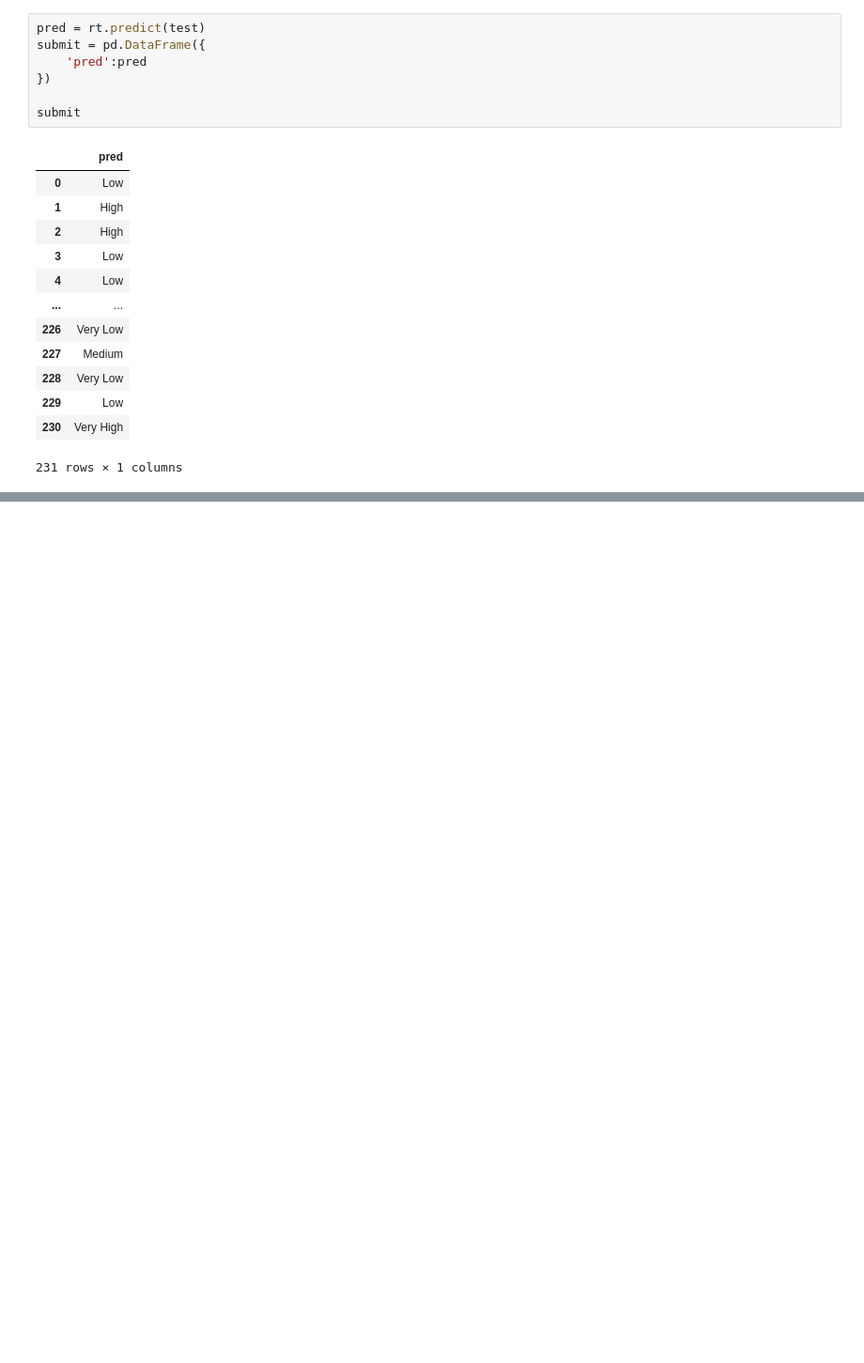
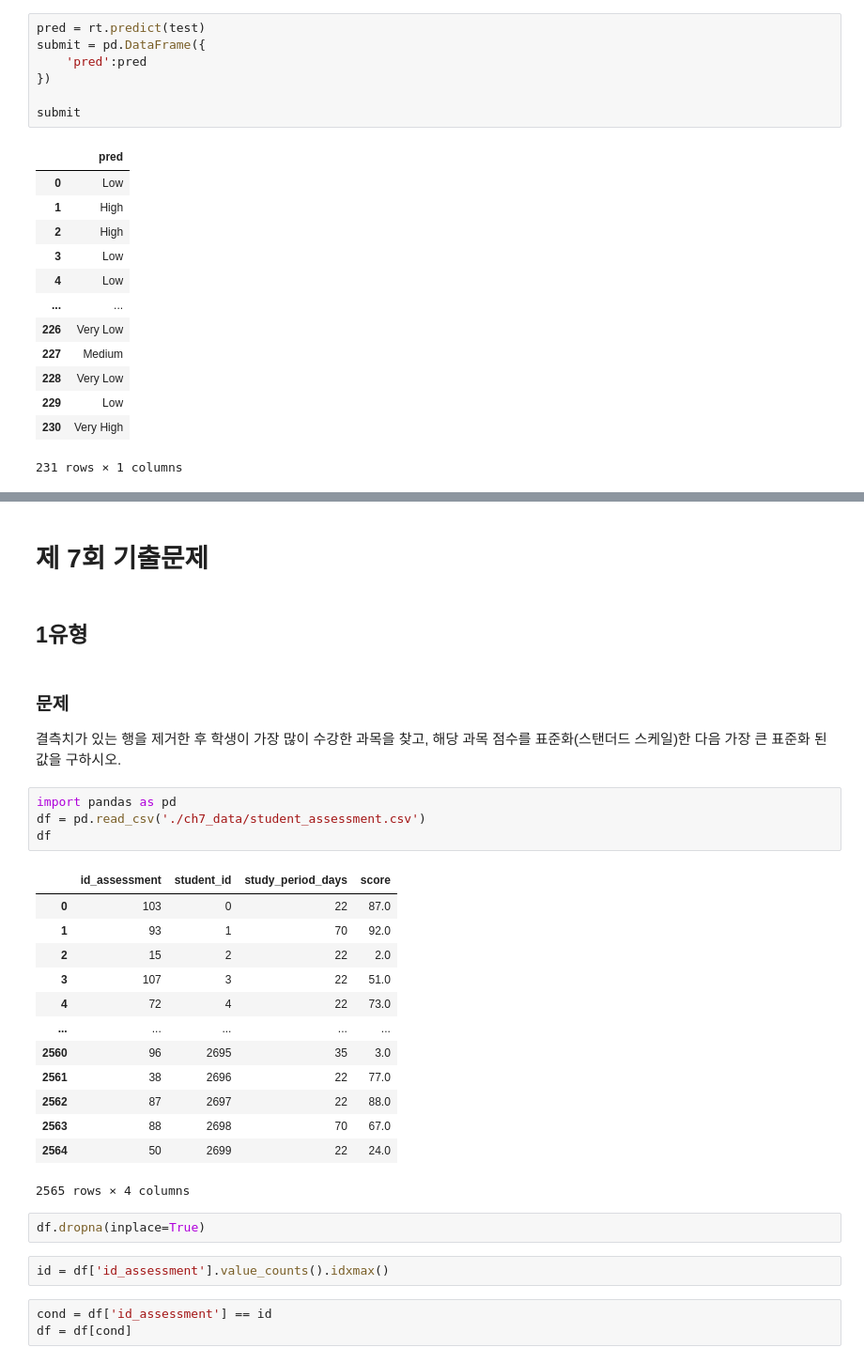
Before and after one commit to rlgus3351/-BigDataAnalyst, a Jupyter notebook: ch4/ch2.ipynb, the cells around one changed output, grey strips where cells are left out. Shown: that part at 94% size. Saved outputs shown, nothing was run; the diff lists cells and outputs as text; blank space fills up the shorter version.

```diff
--- a/ch4/ch2.ipynb
+++ b/ch4/ch2.ipynb
@@ -1365,0 +1488,32 @@ submit
+# %% [markdown]
+# 제 7회 기출문제
+# %% [markdown]
+## 1유형
+# %% [markdown]
+### 문제
+결측치가 있는 행을 제거한 후 학생이 가장 많이 수강한 과목을 찾고, 해당 과목 점수를 표준화(스탠더드 스케일)한 다음 가장 큰 표준화 된 값을 구하시오.
+# %%
+import pandas as pd
+df = pd.read_csv('./ch7_data/student_assessment.csv')
+df
+# %% [output]
+|  | id_assessment | student_id | study_period_days | score |
+| 0 | 103 | 0 | 22 | 87.0 |
+| 1 | 93 | 1 | 70 | 92.0 |
+| 2 | 15 | 2 | 22 | 2.0 |
+| 3 | 107 | 3 | 22 | 51.0 |
+| 4 | 72 | 4 | 22 | 73.0 |
+| ... | ... | ... | ... | ... |
+| 2560 | 96 | 2695 | 35 | 3.0 |
+| 2561 | 38 | 2696 | 22 | 77.0 |
+| 2562 | 87 | 2697 | 22 | 88.0 |
+| 2563 | 88 | 2698 | 70 | 67.0 |
+| 2564 | 50 | 2699 | 22 | 24.0 |
+2565 rows × 4 columns
+# %%
+df.dropna(inplace=True)
+# %%
+id = df['id_assessment'].value_counts().idxmax()
+# %%
+cond = df['id_assessment'] == id
+df = df[cond]
```
Also changed, not shown: parts of 15 cells of this notebook, 8 other files.
